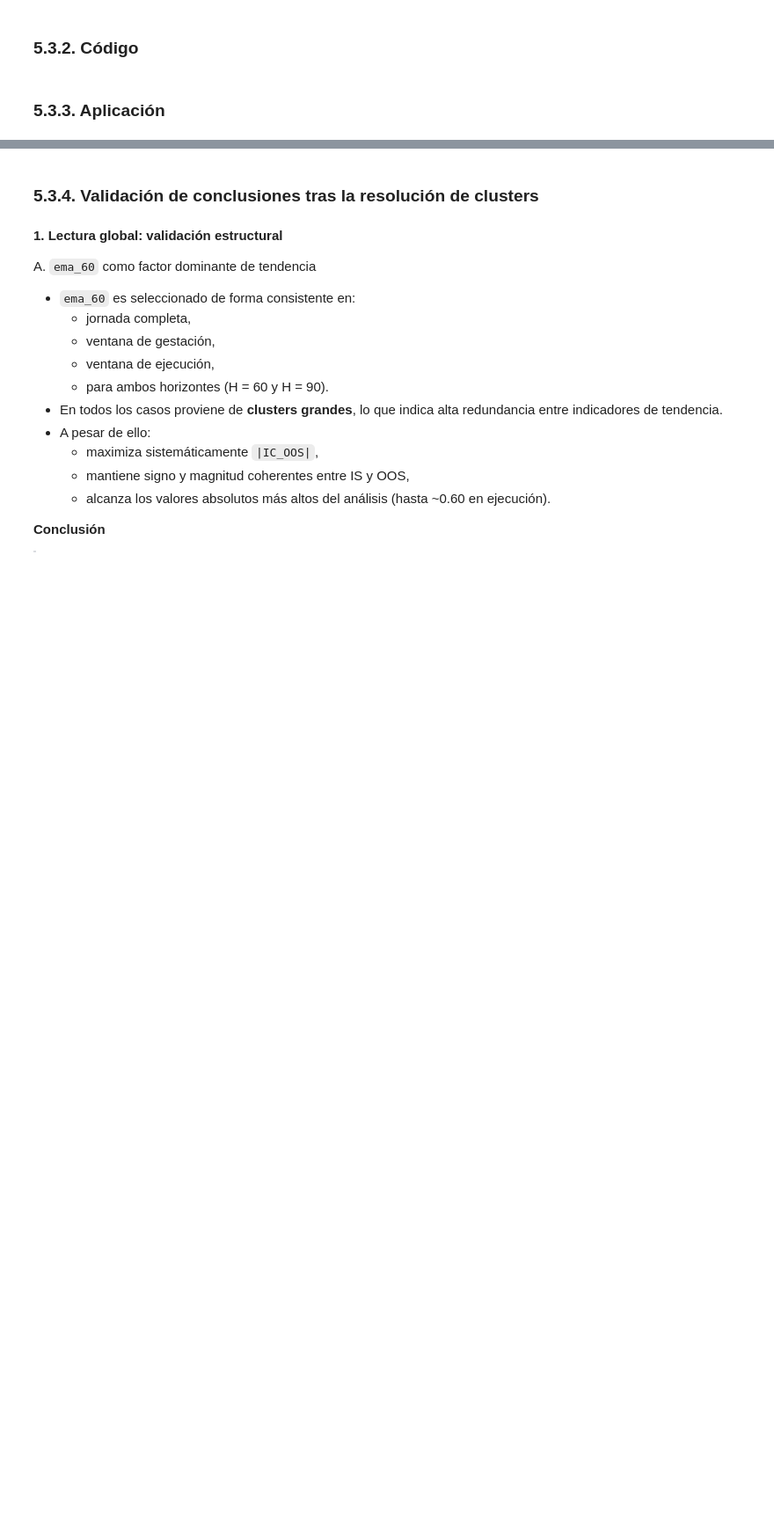
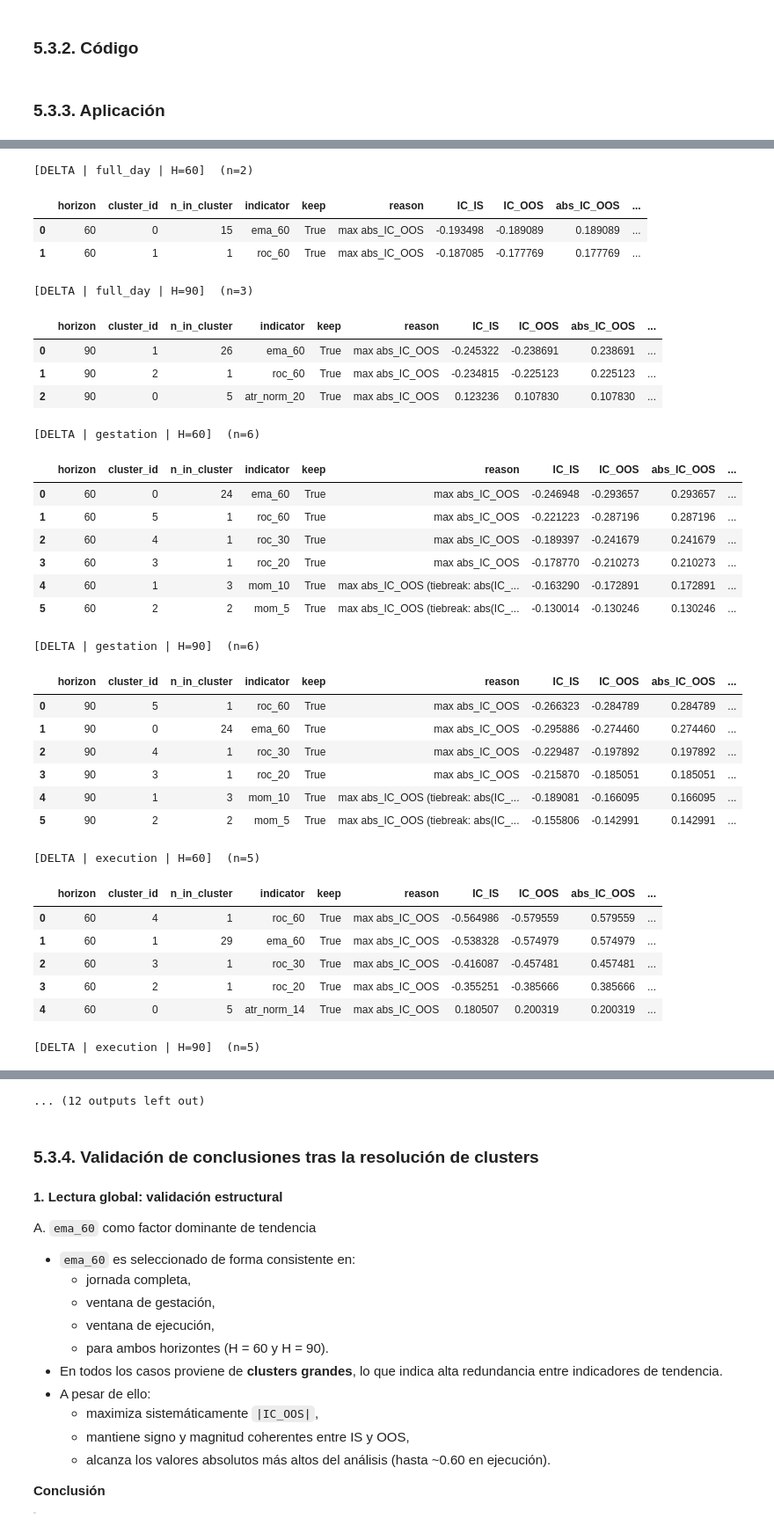
Before and after one commit to GUNAPILLCO/neural_profit, a Jupyter notebook: stage_03_feature_engineering/stage_03_feature_engineering.ipynb, the cells around one changed output, grey strips where cells are left out. Shown at 88% size. Drawn from its saved outputs; the diff is of its cells as text; code cells hidden in the pictures; blank space fills up the shorter version.

```diff
--- a/stage_03_feature_engineering/stage_03_feature_engineering.ipynb
+++ b/stage_03_feature_engineering/stage_03_feature_engineering.ipynb
@@ -2384,0 +3149,79 @@ execution_res (H=60):
+# %%
+from IPython.display import display
+
+def show_kept_indicators(
+    results: dict,
+    *,
+    target: str,
+    window: str,
+    horizon: int,
+    sort_by: str = "abs_IC_OOS",
+    top_n: int | None = None,
+):
+    """
+    Muestra los indicadores conservados (keep=True) para un target/ventana/horizonte.
+
+    results: dict con key (target, window, horizon)
+    """
+    key = (target, window, horizon)
+    res = results[key]["resolved"]
+
+    if res.empty:
+        print(f"[{target.upper()} | {window} | H={horizon}] → sin resultados")
+        return
+
+    df = (
+        res.query("keep")
+           .sort_values(sort_by, ascending=False)
+           .reset_index(drop=True)
+    )
+
+    if top_n is not None:
+        df = df.head(top_n)
+
+    print(f"\n[{target.upper()} | {window} | H={horizon}]  (n={len(df)})")
+    display(df)
+# %%
+for target in ("delta", "ret"):
+    for window in ("full_day", "gestation", "execution"):
+        for h in (60, 90):
+            show_kept_indicators(
+                RESULTS,
+                target=target,
+                window=window,
+                horizon=h,
+            )
+# %% [output]
+[DELTA | full_day | H=60]  (n=2)
+|  | horizon | cluster_id | n_in_cluster | indicator | keep | reason | IC_IS | IC_OOS | abs_IC_OOS | ... |
+| 0 | 60 | 0 | 15 | ema_60 | True | max abs_IC_OOS | -0.193498 | -0.189089 | 0.189089 | ... |
+| 1 | 60 | 1 | 1 | roc_60 | True | max abs_IC_OOS | -0.187085 | -0.177769 | 0.177769 | ... |
+[DELTA | full_day | H=90]  (n=3)
+|  | horizon | cluster_id | n_in_cluster | indicator | keep | reason | IC_IS | IC_OOS | abs_IC_OOS | ... |
+| 0 | 90 | 1 | 26 | ema_60 | True | max abs_IC_OOS | -0.245322 | -0.238691 | 0.238691 | ... |
+| 1 | 90 | 2 | 1 | roc_60 | True | max abs_IC_OOS | -0.234815 | -0.225123 | 0.225123 | ... |
+| 2 | 90 | 0 | 5 | atr_norm_20 | True | max abs_IC_OOS | 0.123236 | 0.107830 | 0.107830 | ... |
+[DELTA | gestation | H=60]  (n=6)
+|  | horizon | cluster_id | n_in_cluster | indicator | keep | reason | IC_IS | IC_OOS | abs_IC_OOS | ... |
+| 0 | 60 | 0 | 24 | ema_60 | True | max abs_IC_OOS | -0.246948 | -0.293657 | 0.293657 | ... |
+| 1 | 60 | 5 | 1 | roc_60 | True | max abs_IC_OOS | -0.221223 | -0.287196 | 0.287196 | ... |
+| 2 | 60 | 4 | 1 | roc_30 | True | max abs_IC_OOS | -0.189397 | -0.241679 | 0.241679 | ... |
+| 3 | 60 | 3 | 1 | roc_20 | True | max abs_IC_OOS | -0.178770 | -0.210273 | 0.210273 | ... |
+| 4 | 60 | 1 | 3 | mom_10 | True | max abs_IC_OOS (tiebreak: abs(IC_... | -0.163290 | -0.172891 | 0.172891 | ... |
+| 5 | 60 | 2 | 2 | mom_5 | True | max abs_IC_OOS (tiebreak: abs(IC_... | -0.130014 | -0.130246 | 0.130246 | ... |
+[DELTA | gestation | H=90]  (n=6)
+|  | horizon | cluster_id | n_in_cluster | indicator | keep | reason | IC_IS | IC_OOS | abs_IC_OOS | ... |
+| 0 | 90 | 5 | 1 | roc_60 | True | max abs_IC_OOS | -0.266323 | -0.284789 | 0.284789 | ... |
+| 1 | 90 | 0 | 24 | ema_60 | True | max abs_IC_OOS | -0.295886 | -0.274460 | 0.274460 | ... |
+| 2 | 90 | 4 | 1 | roc_30 | True | max abs_IC_OOS | -0.229487 | -0.197892 | 0.197892 | ... |
+| 3 | 90 | 3 | 1 | roc_20 | True | max abs_IC_OOS | -0.215870 | -0.185051 | 0.185051 | ... |
+| 4 | 90 | 1 | 3 | mom_10 | True | max abs_IC_OOS (tiebreak: abs(IC_... | -0.189081 | -0.166095 | 0.166095 | ... |
+| 5 | 90 | 2 | 2 | mom_5 | True | max abs_IC_OOS (tiebreak: abs(IC_... | -0.155806 | -0.142991 | 0.142991 | ... |
+[DELTA | execution | H=60]  (n=5)
+|  | horizon | cluster_id | n_in_cluster | indicator | keep | reason | IC_IS | IC_OOS | abs_IC_OOS | ... |
+| 0 | 60 | 4 | 1 | roc_60 | True | max abs_IC_OOS | -0.564986 | -0.579559 | 0.579559 | ... |
+| 1 | 60 | 1 | 29 | ema_60 | True | max abs_IC_OOS | -0.538328 | -0.574979 | 0.574979 | ... |
+| 2 | 60 | 3 | 1 | roc_30 | True | max abs_IC_OOS | -0.416087 | -0.457481 | 0.457481 | ... |
+| 3 | 60 | 2 | 1 | roc_20 | True | max abs_IC_OOS | -0.355251 | -0.385666 | 0.385666 | ... |
+| 4 | 60 | 0 | 5 | atr_norm_14 | True | max abs_IC_OOS | 0.180507 | 0.200319 | 0.200319 | ... |
+[DELTA | execution | H=90]  (n=5)
@@ -2385,3 +3234,4 @@ execution_res (H=60):
+... (12 outputs left out)
 # %% [markdown]
 ### **5.3.4. Validación de conclusiones tras la resolución de clusters**
 # %% [markdown]
```
Also changed, not shown: parts of 59 cells of this notebook.
